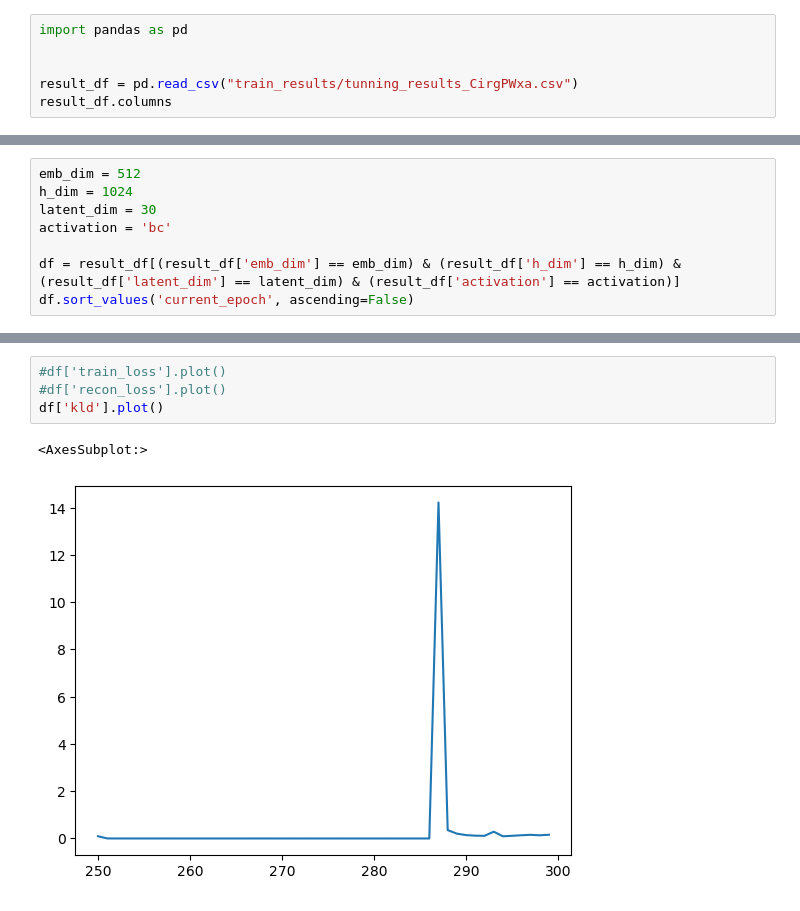
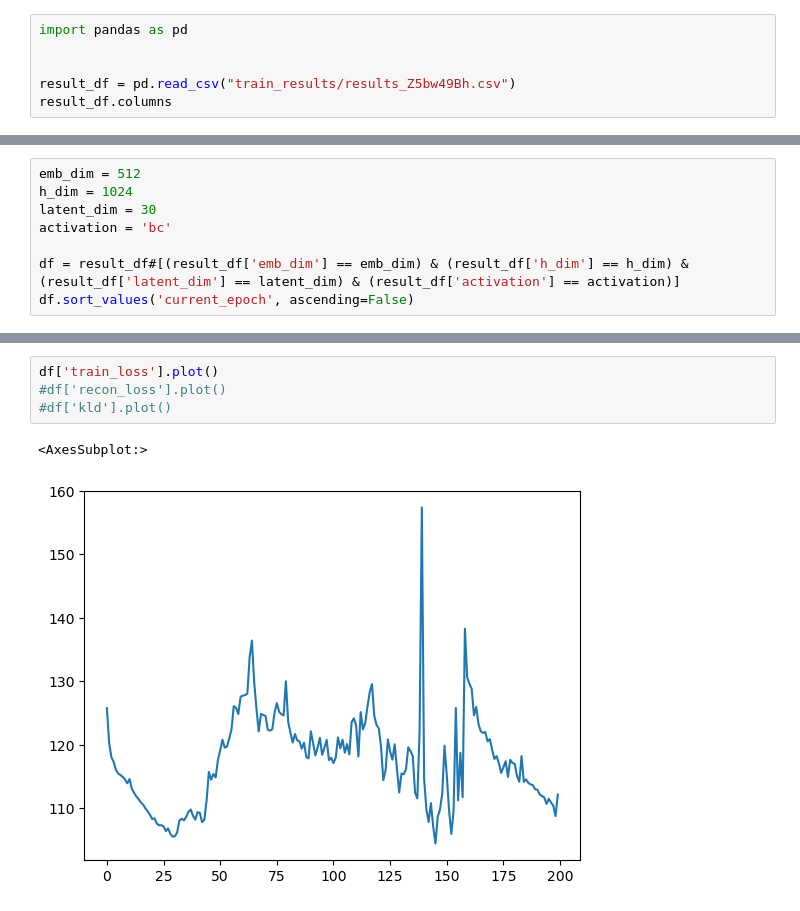
Before and after one commit to yukioichida/bdi-latent-space, a Jupyter notebook: tuning_results.ipynb, the cells around one changed output, grey strips where cells are left out. Drawn from its saved outputs; the diff is of its cells as text.

Commit message:
train_tunning

```diff
--- a/tuning_results.ipynb
+++ b/tuning_results.ipynb
@@ -2,7 +2,7 @@
 import pandas as pd
 
 
-result_df = pd.read_csv("train_results/tunning_results_CirgPWxa.csv")
+result_df = pd.read_csv("train_results/results_Z5bw49Bh.csv")
 result_df.columns
 # %% [output]
 Index(['train_id', 'emb_dim', 'h_dim', 'latent_dim', 'categorical_dim',
@@ -39,7 +24,7 @@ h_dim = 1024
 latent_dim = 30
 activation = 'bc'
 
-df = result_df[(result_df['emb_dim'] == emb_dim) & (result_df['h_dim'] == h_dim) & (result_df['latent_dim'] == latent_dim) & (result_df['activation'] == activation)]
+df = result_df#[(result_df['emb_dim'] == emb_dim) & (result_df['h_dim'] == h_dim) & (result_df['latent_dim'] == latent_dim) & (result_df['activation'] == activation)]
 df.sort_values('current_epoch', ascending=False)
 # %% [output]
 |  | train_id | emb_dim | h_dim | latent_dim | categorical_dim | batch_size | save_model | initial_temp | ... |
@@ -62,7 +43,7 @@ df.sort_values('current_epoch', ascending=False)
 # %%
-#df['train_loss'].plot()
+df['train_loss'].plot()
 #df['recon_loss'].plot()
-df['kld'].plot()
+#df['kld'].plot()
 # %% [output]
 <AxesSubplot:>
-[figure, old version]
+[figure, new version]
```
Also changed, not shown: parts of 3 cells of this notebook, 2 other files.
